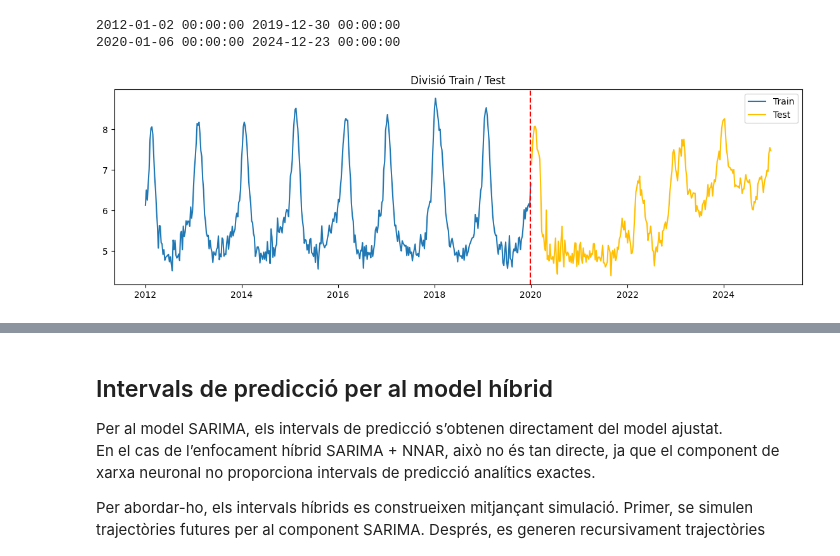
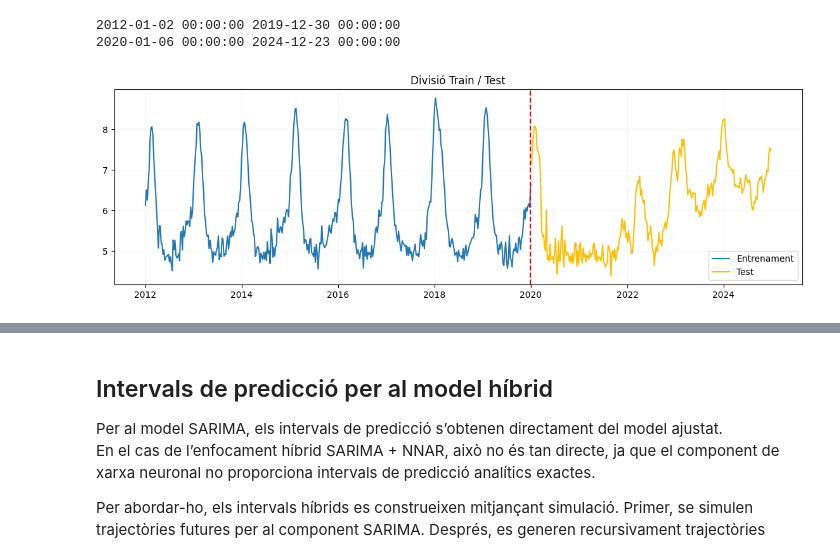
Before and after one commit to NIU1605347/modelitzacio-series-temporals-sarima-hibrid, a Jupyter notebook: notebooks/01_HIBRID_serie1.ipynb, the cells around one changed output, grey strips where cells are left out. Drawn from its saved outputs; the diff is of its cells as text; code cells hidden in the pictures.

```diff
--- a/notebooks/01_HIBRID_serie1.ipynb
+++ b/notebooks/01_HIBRID_serie1.ipynb
@@ -72,24 +58,24 @@ test = test.interpolate()
 # %%
 train_log = np.log1p(train)
 test_log = np.log1p(test)
 
 print(train_log.index.min(), train_log.index.max())
 print(test_log.index.min(), test_log.index.max())
 
 plt.figure(figsize=(14,4))
 
-plt.plot(train_log, label="Train", color=COLOR_TRAIN, linewidth=1.5)
+plt.plot(train_log, label="Entrenament", color=COLOR_TRAIN, linewidth=1.5)
 plt.plot(test_log, label="Test", color=COLOR_OBS, linewidth=1.5)
 
 plt.axvline(train_log.index.max(), color="red", linestyle="--")
-
+plt.grid(alpha=0.1)
 plt.legend()
 plt.title("Divisió Train / Test")
 plt.show()
 # %% [output]
 2012-01-02 00:00:00 2019-12-30 00:00:00
 2020-01-06 00:00:00 2024-12-23 00:00:00
-[figure, old version]
+[figure, new version]
 # %%
 model = SARIMAX(train_log,
                 order=(2,0,2),
```
Also changed, not shown: parts of 17 cells of this notebook, 3 other files.
